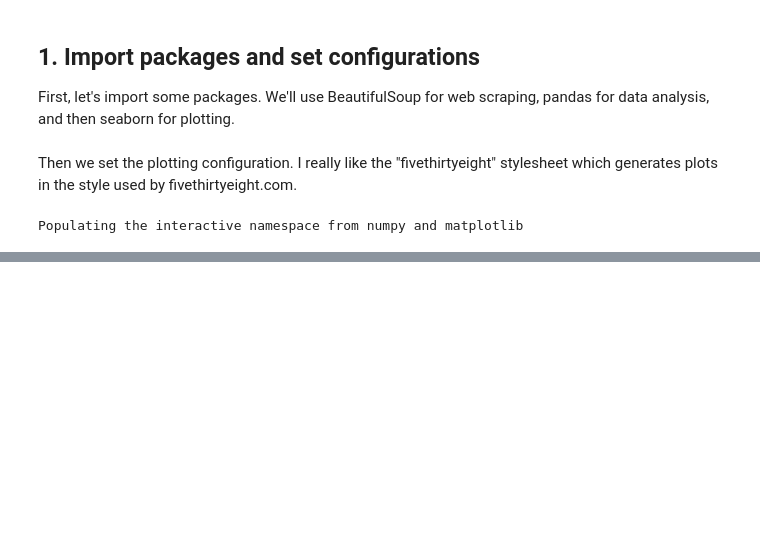
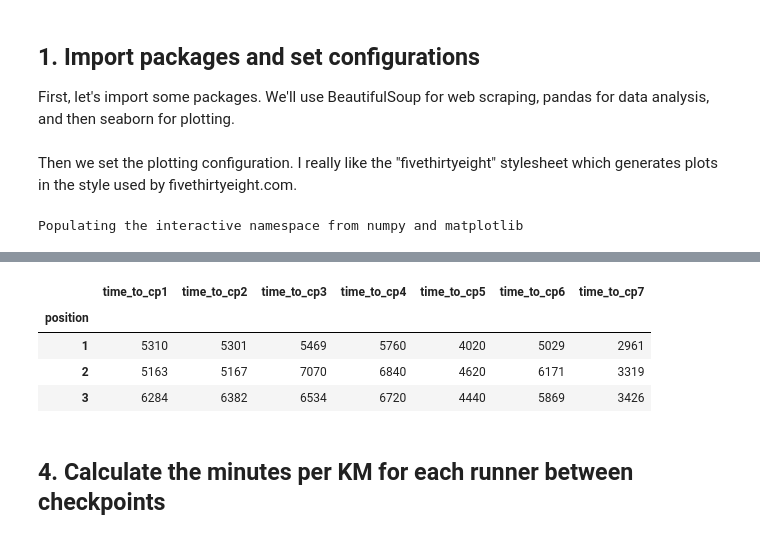
Before and after one commit to slemasne/tutorials, a Jupyter notebook: _notebooks/2018-03-02-svp.ipynb, the cells around one changed output, grey strips where cells are left out. Cells and saved outputs as stored; diff of their text form; code cells hidden in the pictures; blank space fills up the shorter version.

```diff
--- a/_notebooks/2018-03-02-svp.ipynb
+++ b/_notebooks/2018-03-02-svp.ipynb
@@ -108,6 +53,0 @@ unformatted_df = unformatted_df.dropna()
-# %%
-
-
-for col in dt_cols:
-
-    unformatted_df[col] = unformatted_df[col].apply(lambda x: pd.to_datetime("2017-08-08 " + str(x)))
@@ -288,4 +53,0 @@ check_points = ["cp1","cp2","cp3","cp4","cp5","cp6","finish"]
-# %%
-results = raceResults(base_url, 2017, columns, check_points)
-all_runners = results.df_results()
-all_runners = average_pace(all_runners)
@@ -312,0 +126,43 @@ plt.show()
+# %%
+def calculate_time_to_checkpoints(df):
+
+    """
+    This function returns a pandas DataFrame which contains time in seconds it took each
+    runner to reach a checkpoint
+
+    Attributes:
+    -----------
+    df (DataFrame): a dataframe of race results
+    """
+
+    # Remove any None rows
+    df = df.dropna().copy()
+
+    # List out a set of columns which we'll need to convert into datimes
+    dt_cols = ["start", "cp1", "cp2", "cp3", "cp4", "cp5", "cp6", "finish"]
+
+    # Convert these columns to datetimes
+    for col in dt_cols:
+
+        df[col] = df[col].apply(lambda x: pd.to_datetime("2017-08-08 " + str(x)))
+
+    # Then calculate the time in seconds between each checkpoint
+    for start, end in zip(dt_cols, dt_cols[1:]):
+
+        df[f"time_to_{end}"] = (df[end] - df[start]).apply(lambda x: x.seconds)
+
+    # Finally lets drop the old 'time of day' columns
+    df = df.drop(columns=dt_cols).rename(columns={"time_to_finish": "time_to_cp7"}).copy()
+
+    return df
+# %%
+df_time_to_cp = calculate_time_to_checkpoints(unformatted_df)
+df_time_to_cp.head(3)
+# %% [output]
+|  | time_to_cp1 | time_to_cp2 | time_to_cp3 | time_to_cp4 | time_to_cp5 | time_to_cp6 | time_to_cp7 |
+| position |  |  |  |  |  |  |  |
+| 1 | 5310 | 5301 | 5469 | 5760 | 4020 | 5029 | 2961 |
+| 2 | 5163 | 5167 | 7070 | 6840 | 4620 | 6171 | 3319 |
+| 3 | 6284 | 6382 | 6534 | 6720 | 4440 | 5869 | 3426 |
+# %% [markdown]
+## 4. Calculate the minutes per KM for each runner between checkpoints
```
Also changed, not shown: parts of 37 cells of this notebook.
